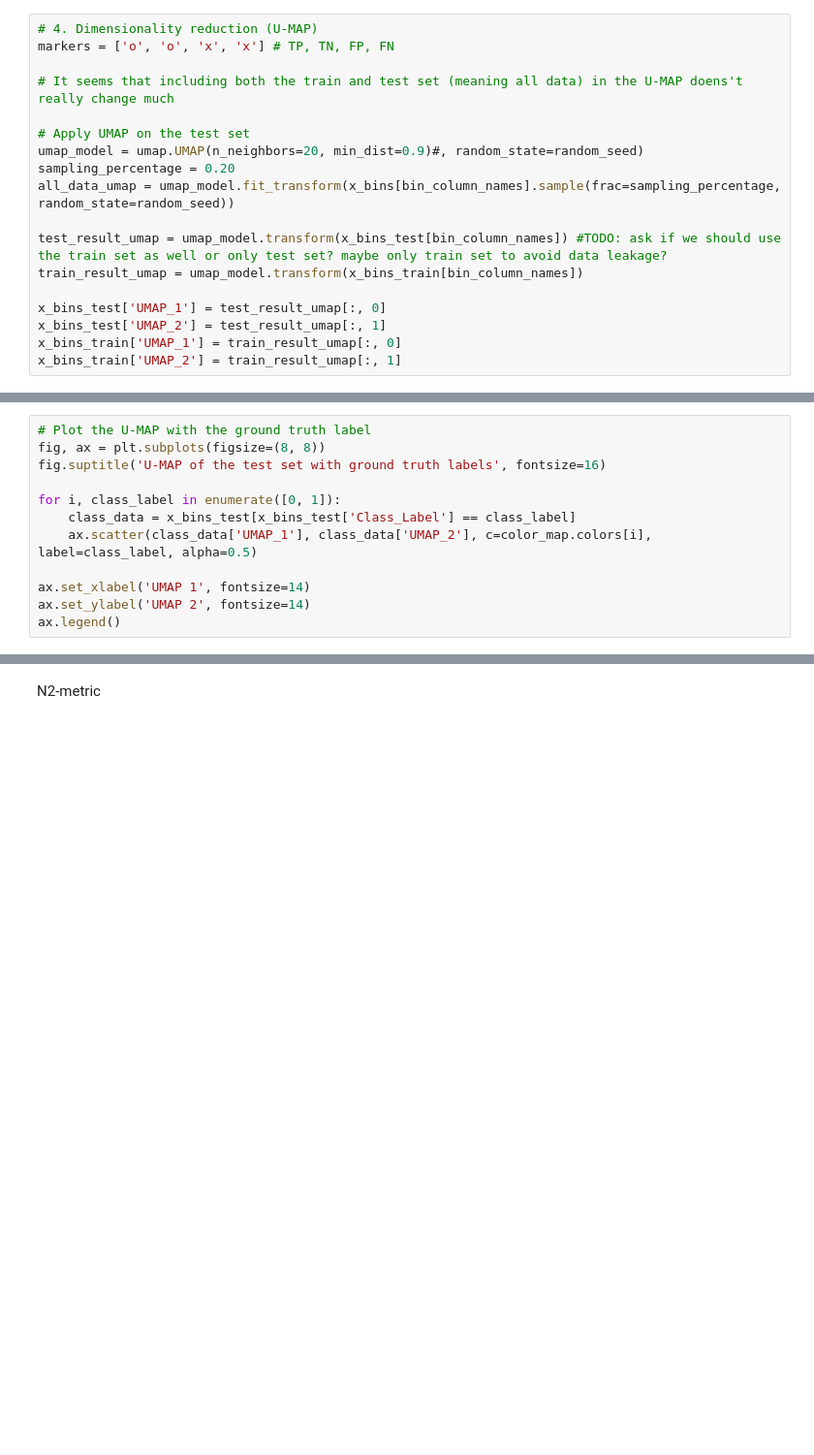
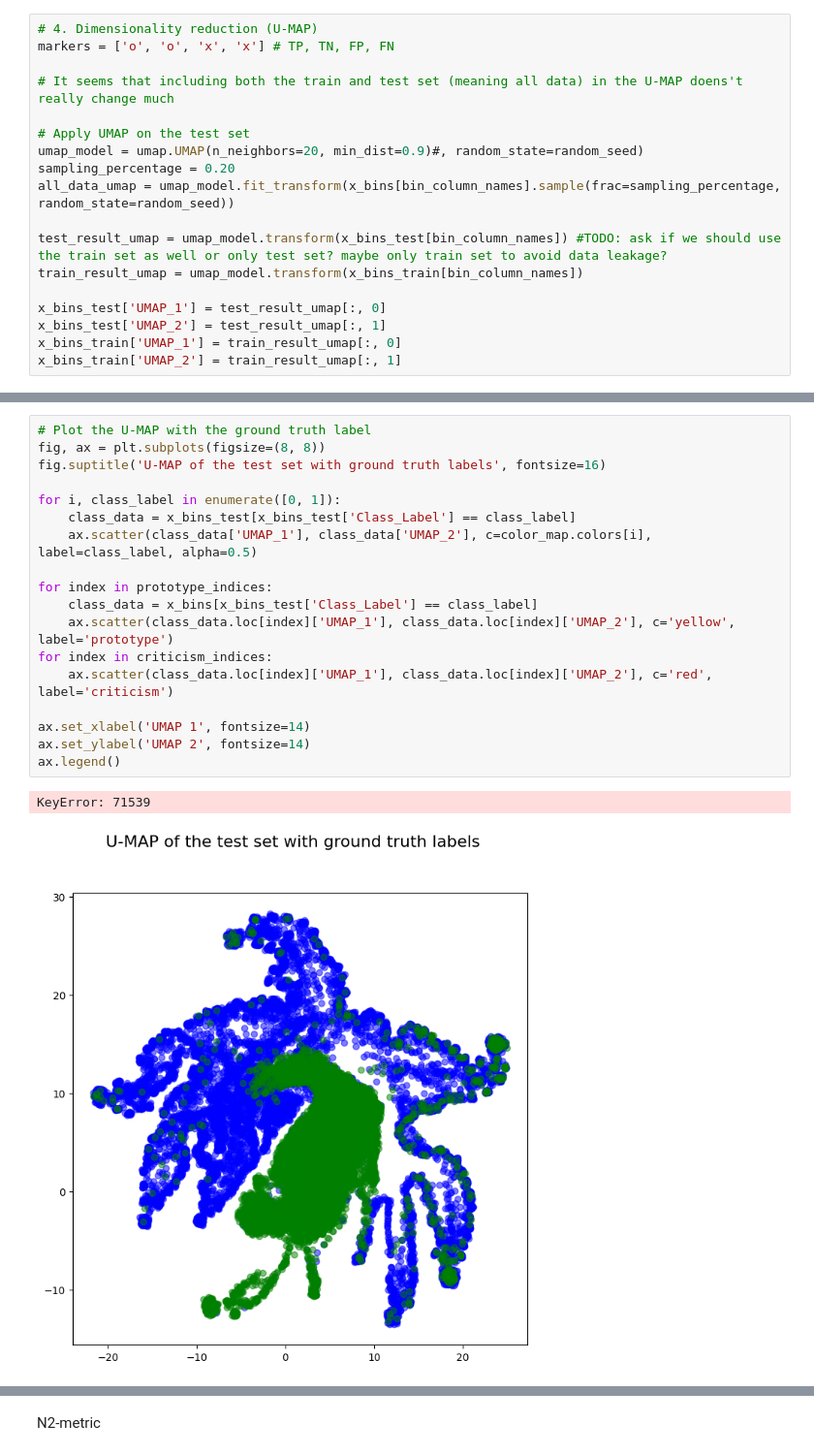
Before and after one commit to gijsdesmit/XAI_project, a Jupyter notebook: Dimensionality_reduction_pipeline.ipynb, the cells around one changed output, grey strips where cells are left out. Shown at 97% size. Drawn from its saved outputs; the diff is of its cells as text; blank space fills up the shorter version.

```diff
--- a/Dimensionality_reduction_pipeline.ipynb
+++ b/Dimensionality_reduction_pipeline.ipynb
@@ -237,15 +248,24 @@ plt.show()
 # %%
 # Plot the U-MAP with the ground truth label
 fig, ax = plt.subplots(figsize=(8, 8))
 fig.suptitle('U-MAP of the test set with ground truth labels', fontsize=16)
 
 for i, class_label in enumerate([0, 1]):
     class_data = x_bins_test[x_bins_test['Class_Label'] == class_label]
     ax.scatter(class_data['UMAP_1'], class_data['UMAP_2'], c=color_map.colors[i], label=class_label, alpha=0.5)
 
+for index in prototype_indices:
+    class_data = x_bins[x_bins_test['Class_Label'] == class_label]
+    ax.scatter(class_data.loc[index]['UMAP_1'], class_data.loc[index]['UMAP_2'], c='yellow', label='prototype')
+for index in criticism_indices:
+    ax.scatter(class_data.loc[index]['UMAP_1'], class_data.loc[index]['UMAP_2'], c='red', label='criticism')
+
 ax.set_xlabel('UMAP 1', fontsize=14)
 ax.set_ylabel('UMAP 2', fontsize=14)
 ax.legend()
+# %% [output]
+KeyError: 71539
+[figure, added]
 # %%
 # Plot the U-MAP for the training set (optional)
 fig, ax = plt.subplots(figsize=(8, 8))
```
Also changed, not shown: parts of 23 cells of this notebook, 1 other file.
